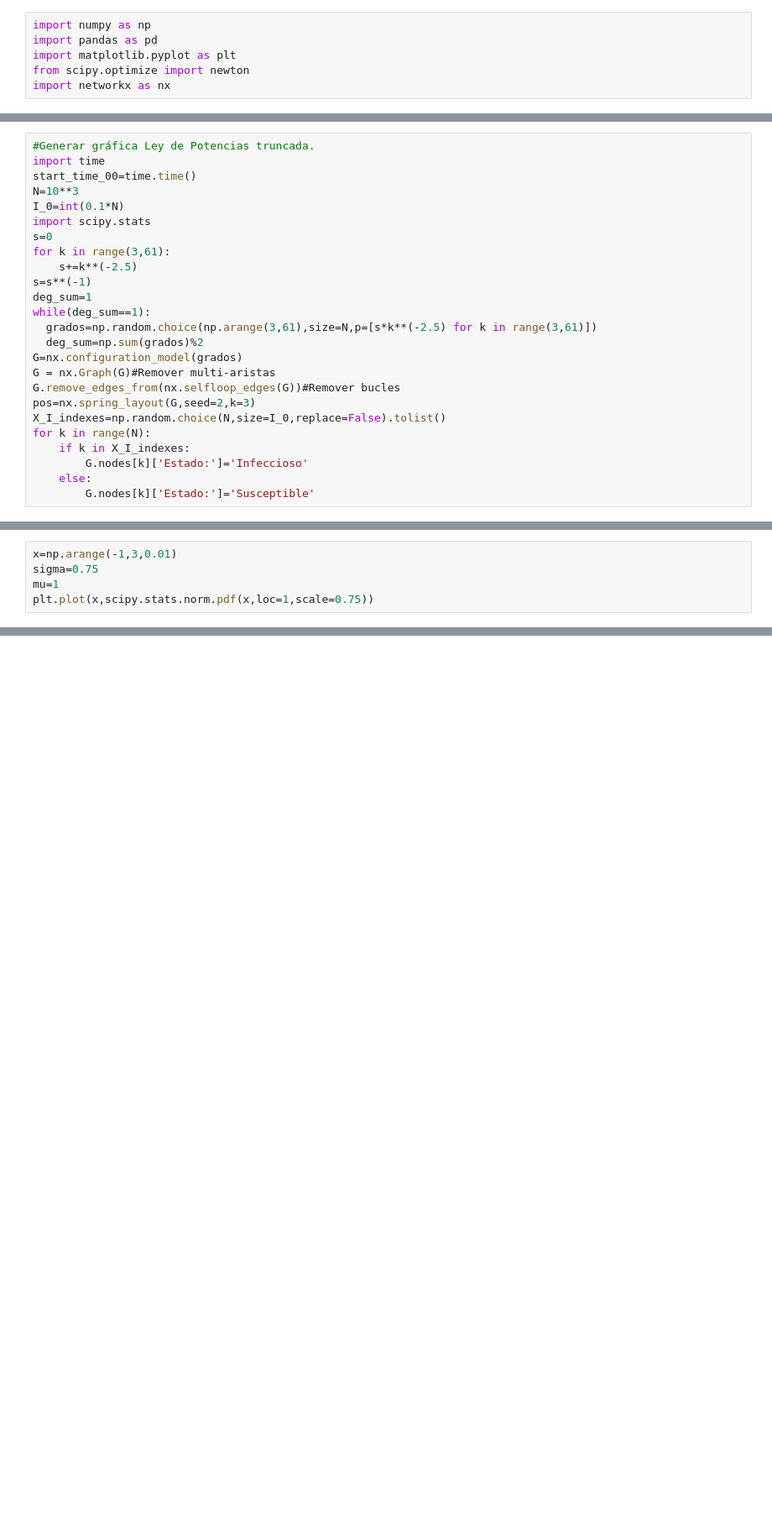
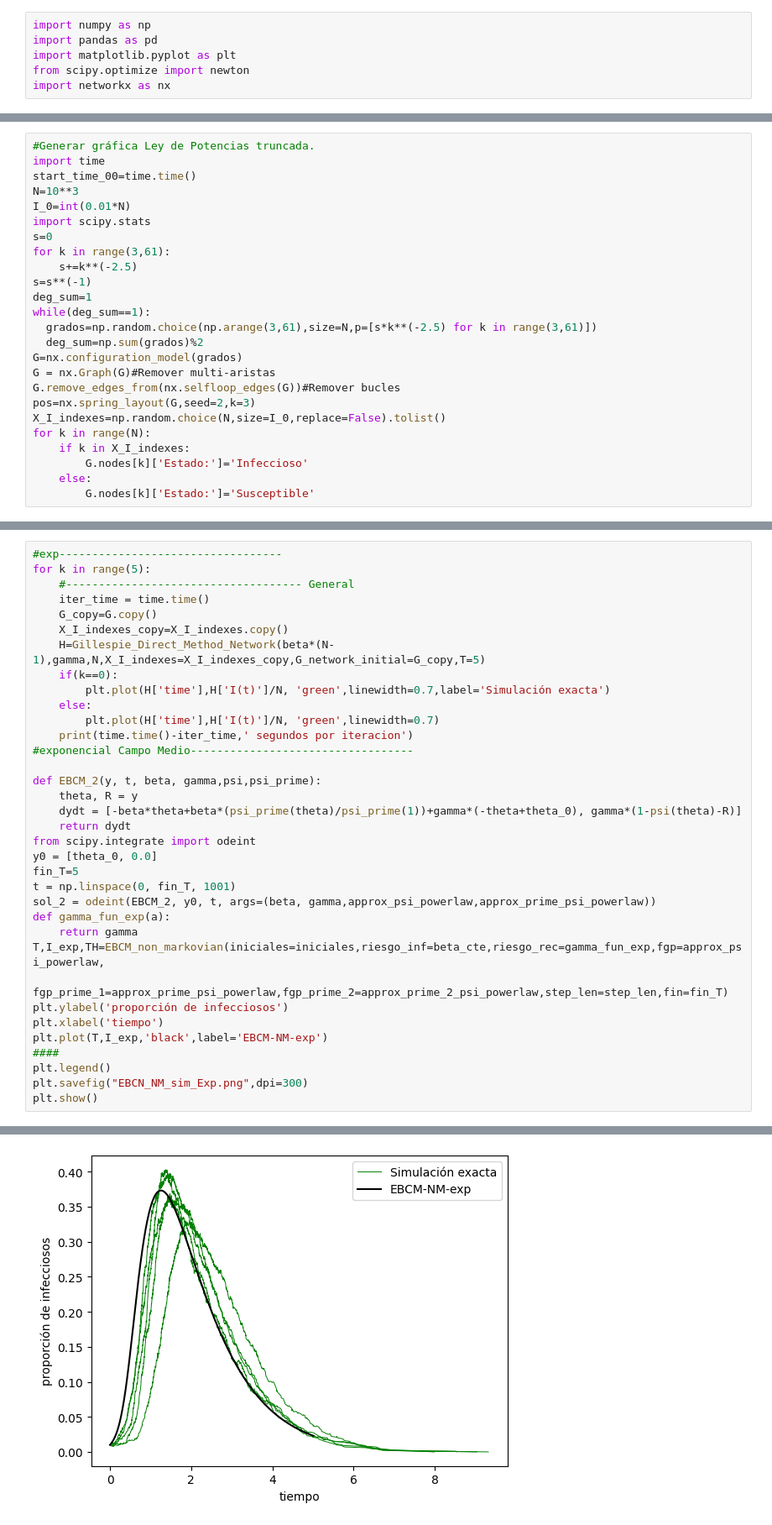
Before and after one commit to JairEsc/Aproximaciones-de-Modelos-Epidemiologicos, a Jupyter notebook: EBCM_NM_simulaciones.ipynb, the cells around one changed output, grey strips where cells are left out. Shown: that part at 84% size. Cells and saved outputs as stored; diff of their text form; blank space fills up the shorter version.

```diff
--- a/EBCM_NM_simulaciones.ipynb
+++ b/EBCM_NM_simulaciones.ipynb
@@ -192,7 +192,7 @@ def Gillespie_Direct_Method_Non_markovian_network(N,X_I_indexes,method='',params
 import time
 start_time_00=time.time()
 N=10**3
-I_0=int(0.1*N)
+I_0=int(0.01*N)
 import scipy.stats
 s=0
 for k in range(3,61):
@@ -218,5 +214,0 @@ for k in range(N):
-# %%
-x=np.arange(-1,3,0.01)
-sigma=0.75
-mu=1
-plt.plot(x,scipy.stats.norm.pdf(x,loc=1,scale=0.75))
@@ -311,0 +423,36 @@ Empieza
+# %%
+#exp----------------------------------
+for k in range(5):
+    #------------------------------------ General
+    iter_time = time.time()
+    G_copy=G.copy()
+    X_I_indexes_copy=X_I_indexes.copy()
+    H=Gillespie_Direct_Method_Network(beta*(N-1),gamma,N,X_I_indexes=X_I_indexes_copy,G_network_initial=G_copy,T=5)
+    if(k==0):
+        plt.plot(H['time'],H['I(t)']/N, 'green',linewidth=0.7,label='Simulación exacta')
+    else:
+        plt.plot(H['time'],H['I(t)']/N, 'green',linewidth=0.7)
+    print(time.time()-iter_time,' segundos por iteracion')
+#exponencial Campo Medio----------------------------------
+
+def EBCM_2(y, t, beta, gamma,psi,psi_prime):
+    theta, R = y
+    dydt = [-beta*theta+beta*(psi_prime(theta)/psi_prime(1))+gamma*(-theta+theta_0), gamma*(1-psi(theta)-R)]
+    return dydt
+from scipy.integrate import odeint
+y0 = [theta_0, 0.0]
+fin_T=5
+t = np.linspace(0, fin_T, 1001)
+sol_2 = odeint(EBCM_2, y0, t, args=(beta, gamma,approx_psi_powerlaw,approx_prime_psi_powerlaw))
+def gamma_fun_exp(a):
+    return gamma
+T,I_exp,TH=EBCM_non_markovian(iniciales=iniciales,riesgo_inf=beta_cte,riesgo_rec=gamma_fun_exp,fgp=approx_psi_powerlaw,
+                       fgp_prime_1=approx_prime_psi_powerlaw,fgp_prime_2=approx_prime_2_psi_powerlaw,step_len=step_len,fin=fin_T)
+plt.ylabel('proporción de infecciosos')
+plt.xlabel('tiempo')
+plt.plot(T,I_exp,'black',label='EBCM-NM-exp')
+####
+plt.legend()
+plt.savefig("EBCN_NM_sim_Exp.png",dpi=300)
+plt.show()
+# %% [output]
@@ -311,0 +464 @@ Empieza
+[figure, added]
```
Also changed, not shown: parts of 11 cells of this notebook.
